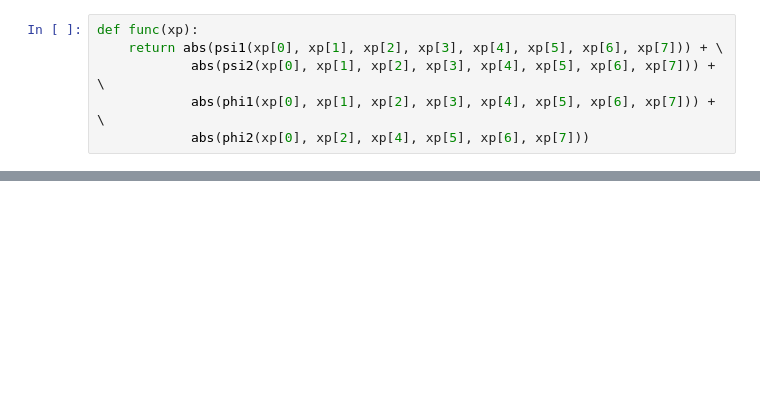
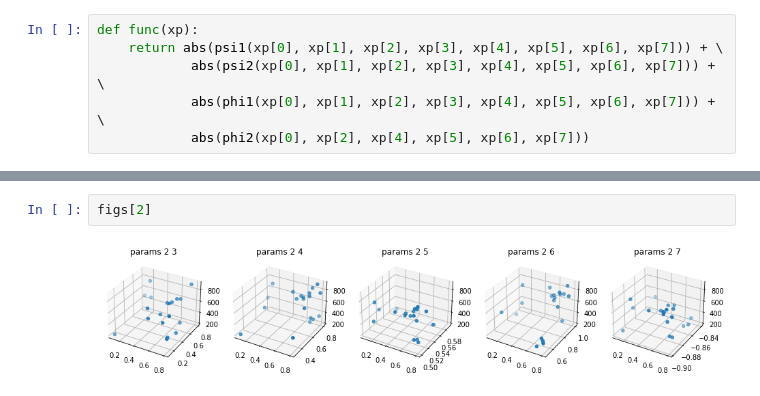
Before and after one commit to ange1a-j14/qbsys, a Jupyter notebook: MainCode.ipynb, the cells around one changed output, grey strips where cells are left out. Drawn from its saved outputs; the diff is of its cells as text; blank space fills up the shorter version.

```diff
--- a/MainCode.ipynb
+++ b/MainCode.ipynb
@@ -122,0 +218,4 @@ ValueError: math domain error
+# %%
+figs[2]
+# %% [output]
+[figure, added]
```
Also changed, not shown: parts of 17 cells of this notebook, 1 other file.
